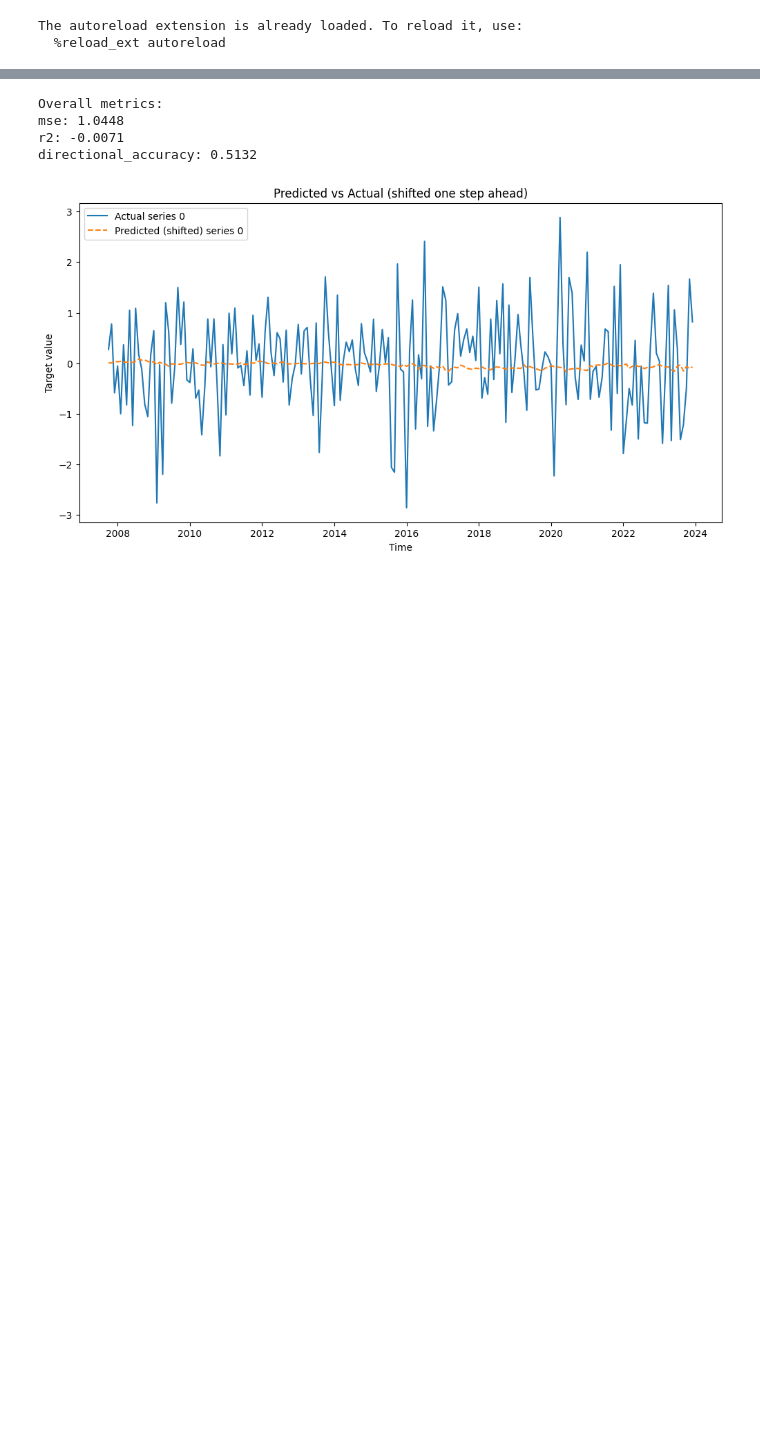
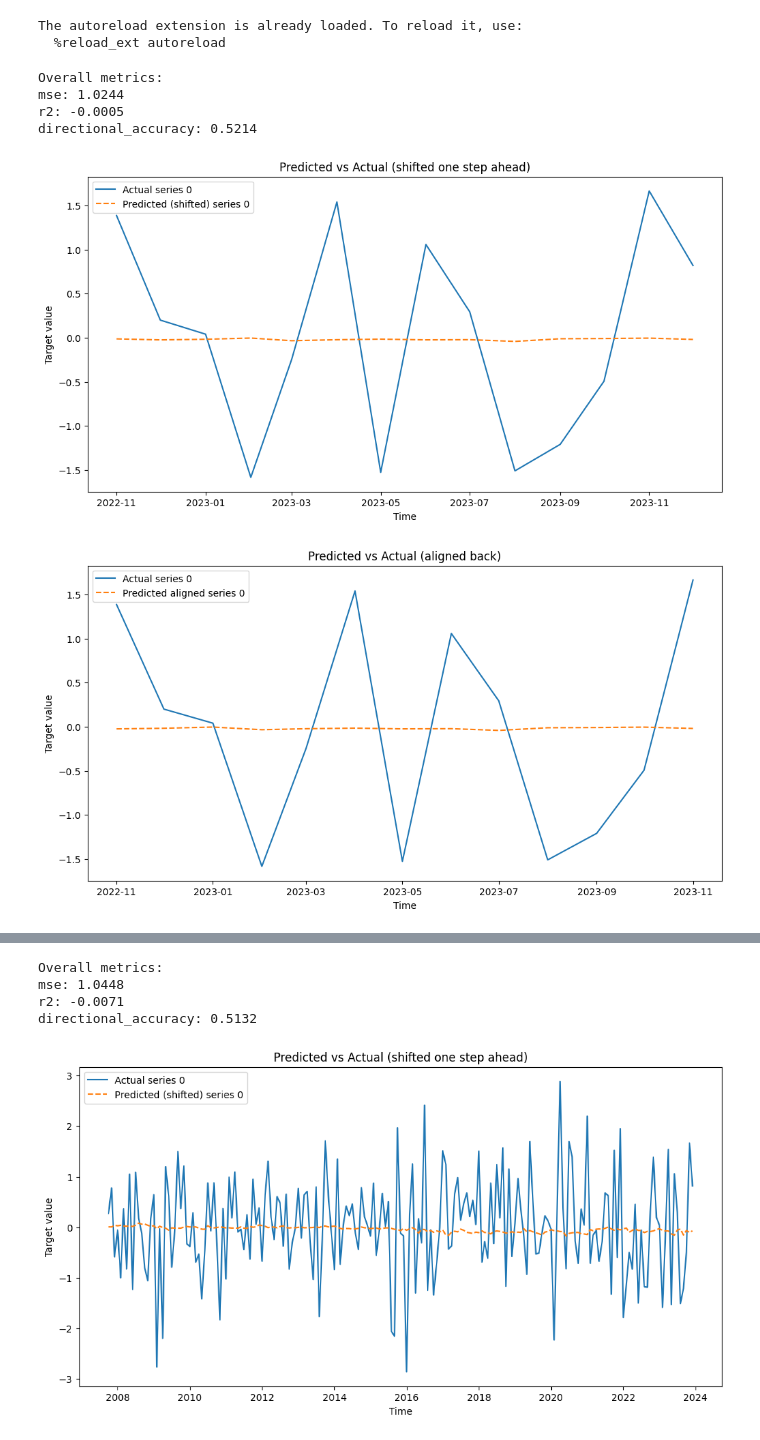
Before and after one commit to timothycdc/HOPLS-fin-data, a Jupyter notebook: archive/predictions.ipynb, the cells around one changed output, grey strips where cells are left out. Cells and saved outputs as stored; diff of their text form; code cells hidden in the pictures; blank space fills up the shorter version.

```diff
--- a/predictions.ipynb
+++ b/archive/predictions.ipynb
@@ -62,25 +62,32 @@ The autoreload extension is already loaded. To reload it, use:
 # %%
 # Instantiate engine
 window_size = 50
 train_start = int(0.95 * X_all.shape[0])
 engine = PredictionTestEngine(
     X_all,
     Y_all,
     window_size=window_size,
     train_start=train_start,
     time_index=time_index_all,
 )
 
-y_pred, y_true, times, metrics = engine.run(
+y_pred, y_true, times, metrics = engine.run_window(
     method="hopls", R=17, Ln=(20, 20), epsilon=1e-8, verbose=True, n_jobs=5
 )
 
 print("Overall metrics:")
 for k, v in metrics.items():
     print(f"{k}: {v:.4f}")
 
 # Plot results for series 0
 engine.plot_results(series_indices=[0])
+# %% [output]
+Overall metrics:
+mse: 1.0244
+r2: -0.0005
+directional_accuracy: 0.5214
+[figure, added]
+[figure, added]
 # %%
 # Instantiate engine
 window_size = 50
```
Also changed, not shown: parts of 7 cells of this notebook, 11 other files.
